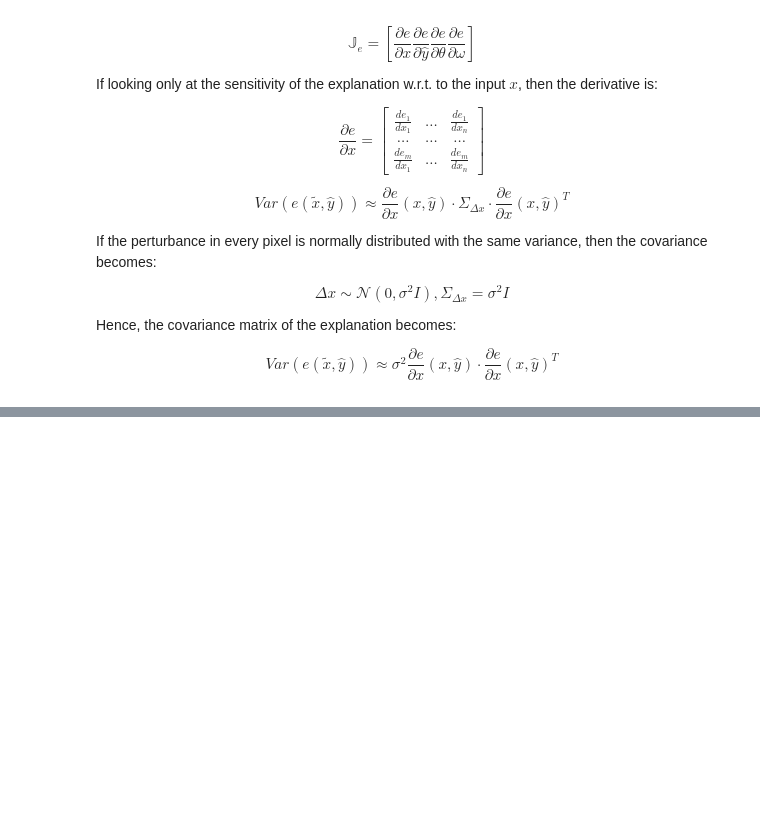
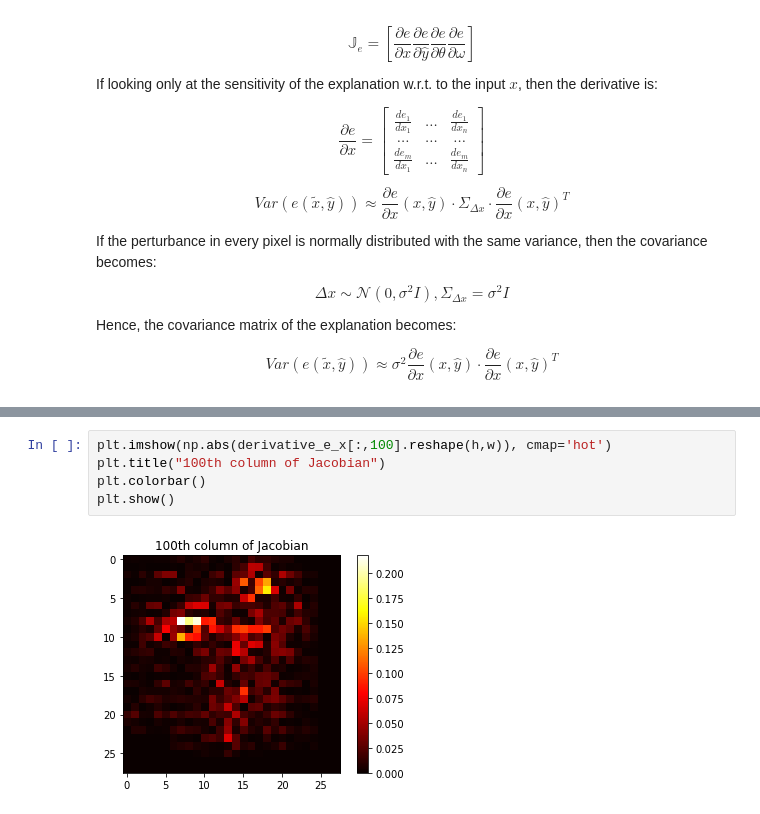
Before and after one commit to TeodorChiaburu/UXAI, a Jupyter notebook: Input_Perturbation.ipynb, the cells around one changed output, grey strips where cells are left out. Cells and saved outputs as stored; diff of their text form; blank space fills up the shorter version.

```diff
--- a/Input_Perturbation.ipynb
+++ b/Input_Perturbation.ipynb
@@ -182,3 +183,10 @@ plt.show()
+# %%
+plt.imshow(np.abs(derivative_e_x[:,100].reshape(h,w)), cmap='hot')
+plt.title("100th column of Jacobian")
+plt.colorbar()
+plt.show()
+# %% [output]
+[figure, added]
 # %%
 # Approximate covariance of explanation
 perturbation_std = 0.1
```
Also changed, not shown: parts of 19 cells of this notebook.
